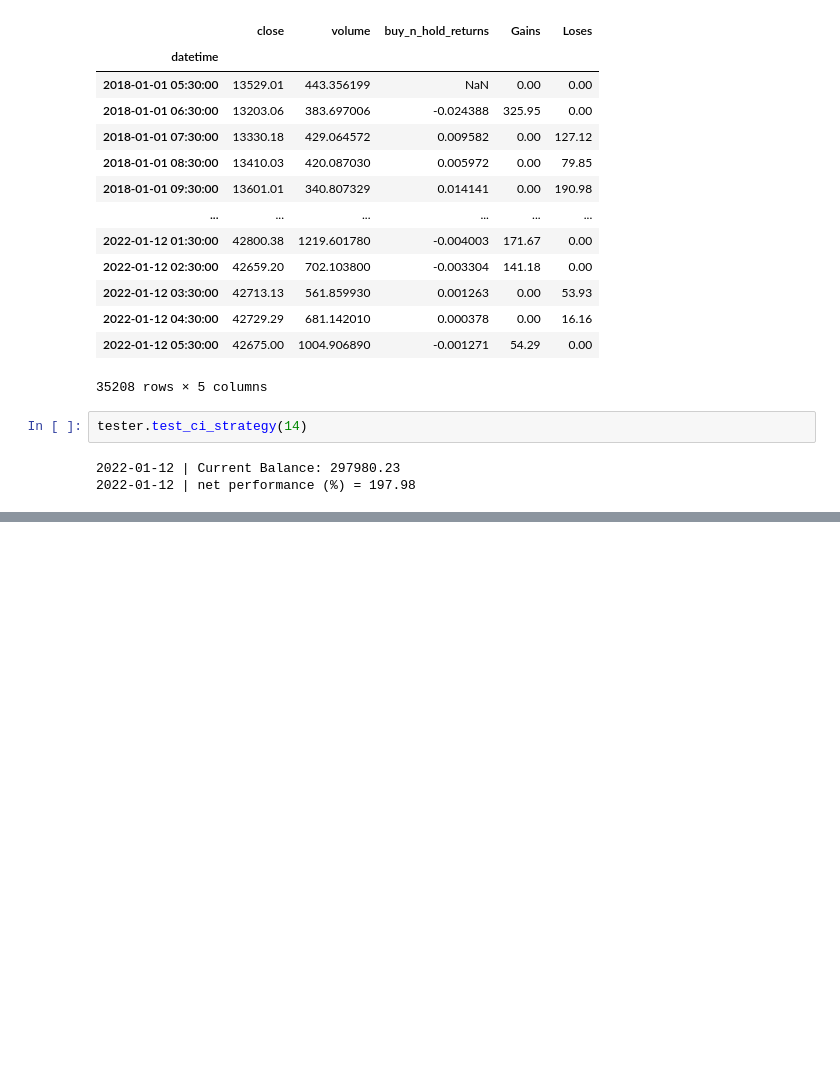
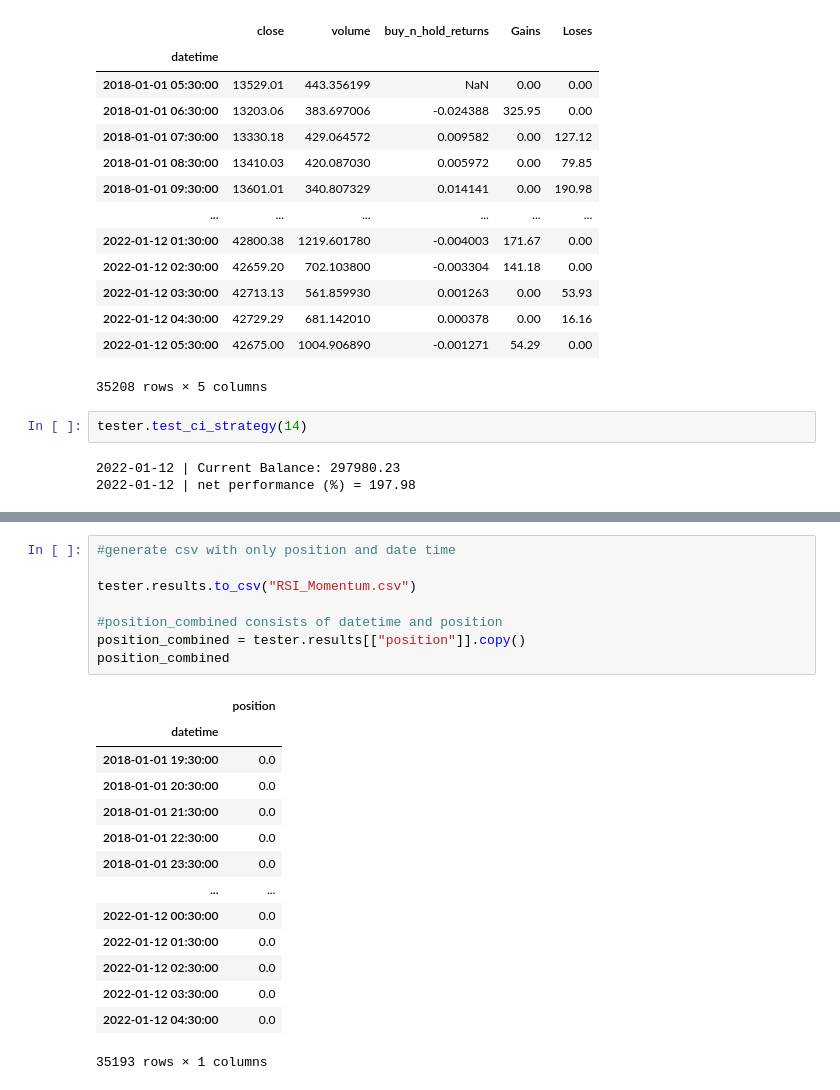
Before and after one commit to kdebeast17/InterIIT-CryptoTrading, a Jupyter notebook: Combined Indicator.ipynb, the cells around one changed output, grey strips where cells are left out. Saved outputs shown, nothing was run; the diff lists cells and outputs as text; blank space fills up the shorter version.

```diff
--- a/Combined Indicator.ipynb
+++ b/Combined Indicator.ipynb
@@ -239,0 +234,23 @@ Name: drawdown, Length: 221, dtype: float64
+# %%
+#generate csv with only position and date time
+
+tester.results.to_csv("RSI_Momentum.csv")
+
+#position_combined consists of datetime and position
+position_combined = tester.results[["position"]].copy()
+position_combined
+# %% [output]
+|  | position |
+| datetime |  |
+| 2018-01-01 19:30:00 | 0.0 |
+| 2018-01-01 20:30:00 | 0.0 |
+| 2018-01-01 21:30:00 | 0.0 |
+| 2018-01-01 22:30:00 | 0.0 |
+| 2018-01-01 23:30:00 | 0.0 |
+| ... | ... |
+| 2022-01-12 00:30:00 | 0.0 |
+| 2022-01-12 01:30:00 | 0.0 |
+| 2022-01-12 02:30:00 | 0.0 |
+| 2022-01-12 03:30:00 | 0.0 |
+| 2022-01-12 04:30:00 | 0.0 |
+35193 rows × 1 columns
```
Also changed, not shown: parts of 5 cells of this notebook.
